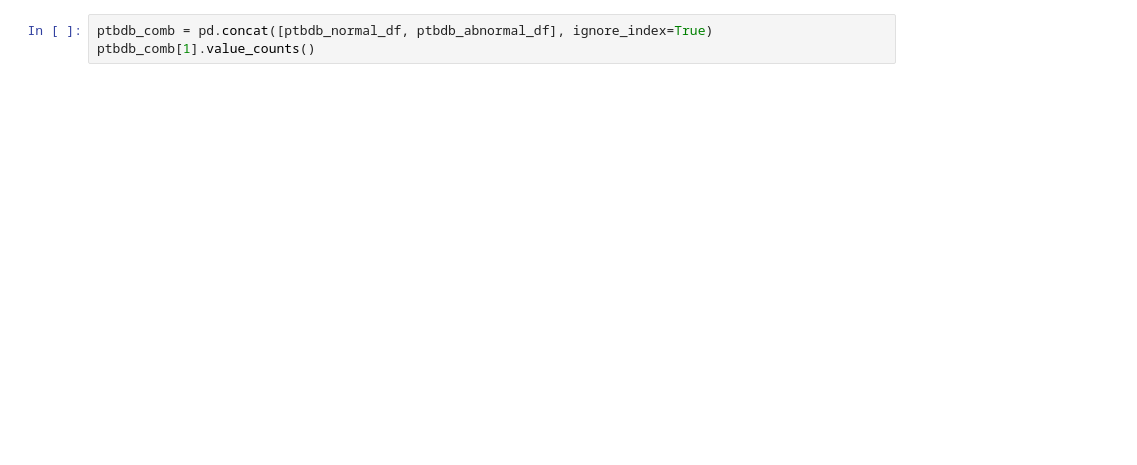
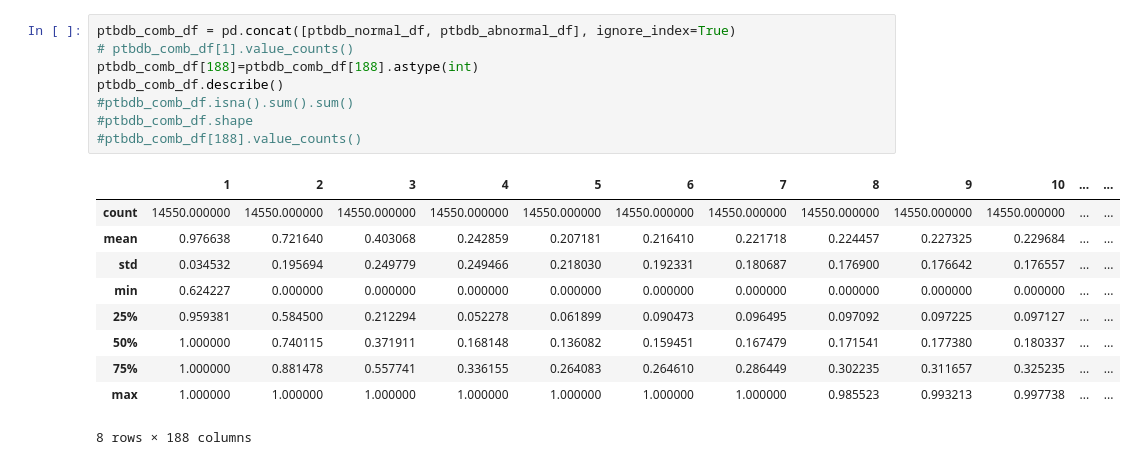
Before and after one commit to tubetraveller/heartbeat_dst, a Jupyter notebook: ptbdb_exploration_notebook.ipynb, the cells around one changed output. Cells and saved outputs as stored; diff of their text form; blank space fills up the shorter version.

```diff
--- a/ptbdb_exploration_notebook.ipynb
+++ b/ptbdb_exploration_notebook.ipynb
@@ -44,3 +67,19 @@ plt.show()
-# %%
-ptbdb_comb = pd.concat([ptbdb_normal_df, ptbdb_abnormal_df], ignore_index=True)
-ptbdb_comb[1].value_counts()
+# %%
+ptbdb_comb_df = pd.concat([ptbdb_normal_df, ptbdb_abnormal_df], ignore_index=True)
+# ptbdb_comb_df[1].value_counts()
+ptbdb_comb_df[188]=ptbdb_comb_df[188].astype(int)
+ptbdb_comb_df.describe()
+#ptbdb_comb_df.isna().sum().sum()
+#ptbdb_comb_df.shape
+#ptbdb_comb_df[188].value_counts()
+# %% [output]
+|  | 1 | 2 | 3 | 4 | 5 | 6 | 7 | 8 | 9 | 10 | ... | ... |
+| count | 14550.000000 | 14550.000000 | 14550.000000 | 14550.000000 | 14550.000000 | 14550.000000 | 14550.000000 | 14550.000000 | 14550.000000 | 14550.000000 | ... | ... |
+| mean | 0.976638 | 0.721640 | 0.403068 | 0.242859 | 0.207181 | 0.216410 | 0.221718 | 0.224457 | 0.227325 | 0.229684 | ... | ... |
+| std | 0.034532 | 0.195694 | 0.249779 | 0.249466 | 0.218030 | 0.192331 | 0.180687 | 0.176900 | 0.176642 | 0.176557 | ... | ... |
+| min | 0.624227 | 0.000000 | 0.000000 | 0.000000 | 0.000000 | 0.000000 | 0.000000 | 0.000000 | 0.000000 | 0.000000 | ... | ... |
+| 25% | 0.959381 | 0.584500 | 0.212294 | 0.052278 | 0.061899 | 0.090473 | 0.096495 | 0.097092 | 0.097225 | 0.097127 | ... | ... |
+| 50% | 1.000000 | 0.740115 | 0.371911 | 0.168148 | 0.136082 | 0.159451 | 0.167479 | 0.171541 | 0.177380 | 0.180337 | ... | ... |
+| 75% | 1.000000 | 0.881478 | 0.557741 | 0.336155 | 0.264083 | 0.264610 | 0.286449 | 0.302235 | 0.311657 | 0.325235 | ... | ... |
+| max | 1.000000 | 1.000000 | 1.000000 | 1.000000 | 1.000000 | 1.000000 | 1.000000 | 0.985523 | 0.993213 | 0.997738 | ... | ... |
+8 rows × 188 columns
```
Also changed, not shown: parts of 9 cells of this notebook, 2 other files.
